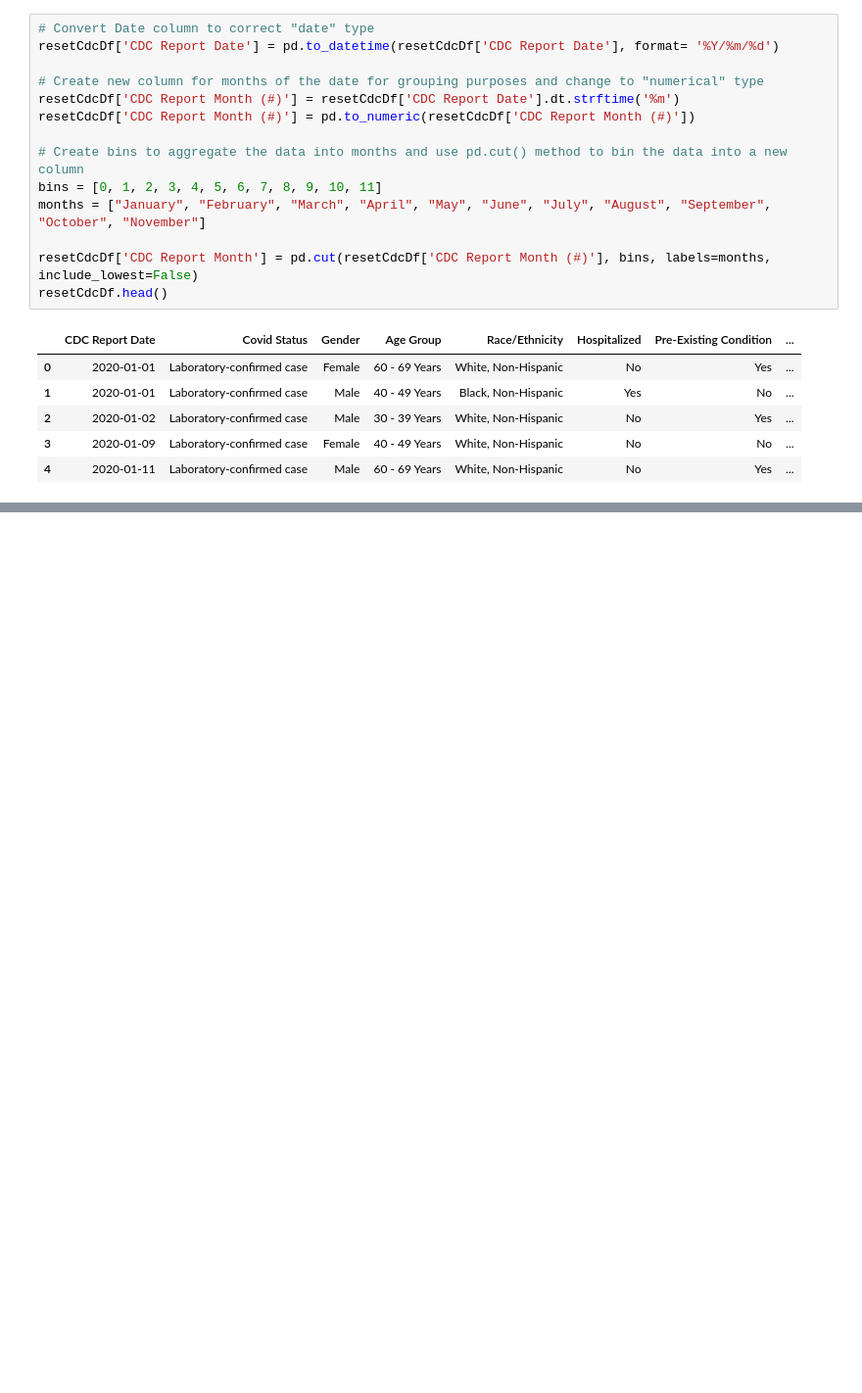
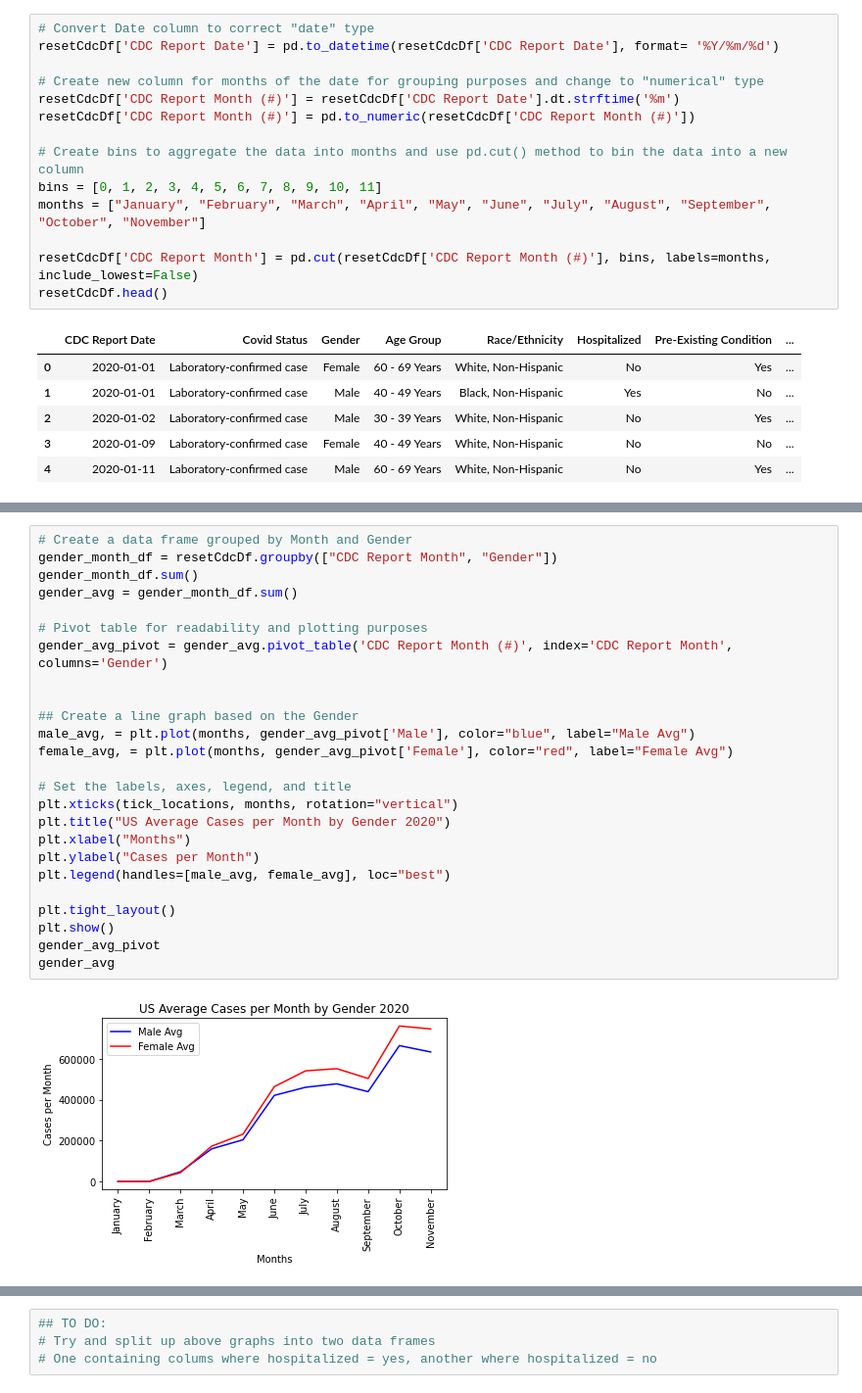
Before and after one commit to jforbis/rougeSquadron, a Jupyter notebook: JupyterScripts/StevensCleanData.ipynb, the cells around one changed output, grey strips where cells are left out. Shown at 98% size. Saved outputs shown, nothing was run; the diff lists cells and outputs as text; blank space fills up the shorter version.

```diff
--- a/JupyterScripts/StevensCleanData.ipynb
+++ b/JupyterScripts/StevensCleanData.ipynb
@@ -323,0 +325,27 @@ patient_sex_df.head()
+# %%
+# Create a data frame grouped by Month and Gender
+gender_month_df = resetCdcDf.groupby(["CDC Report Month", "Gender"])
+gender_month_df.sum()
+gender_avg = gender_month_df.sum()
+
+# Pivot table for readability and plotting purposes
+gender_avg_pivot = gender_avg.pivot_table('CDC Report Month (#)', index='CDC Report Month', columns='Gender')
+
+
+## Create a line graph based on the Gender
+male_avg, = plt.plot(months, gender_avg_pivot['Male'], color="blue", label="Male Avg")
+female_avg, = plt.plot(months, gender_avg_pivot['Female'], color="red", label="Female Avg")
+
+# Set the labels, axes, legend, and title
+plt.xticks(tick_locations, months, rotation="vertical")
+plt.title("US Average Cases per Month by Gender 2020")
+plt.xlabel("Months")
+plt.ylabel("Cases per Month")
+plt.legend(handles=[male_avg, female_avg], loc="best")
+
+plt.tight_layout()
+plt.show()
+gender_avg_pivot
+gender_avg
+# %% [output]
+[figure, added]
@@ -323,0 +370,4 @@ patient_sex_df.head()
+# %%
+## TO DO:
+# Try and split up above graphs into two data frames
+# One containing colums where hospitalized = yes, another where hospitalized = no
```
Also changed, not shown: parts of 14 cells of this notebook.
